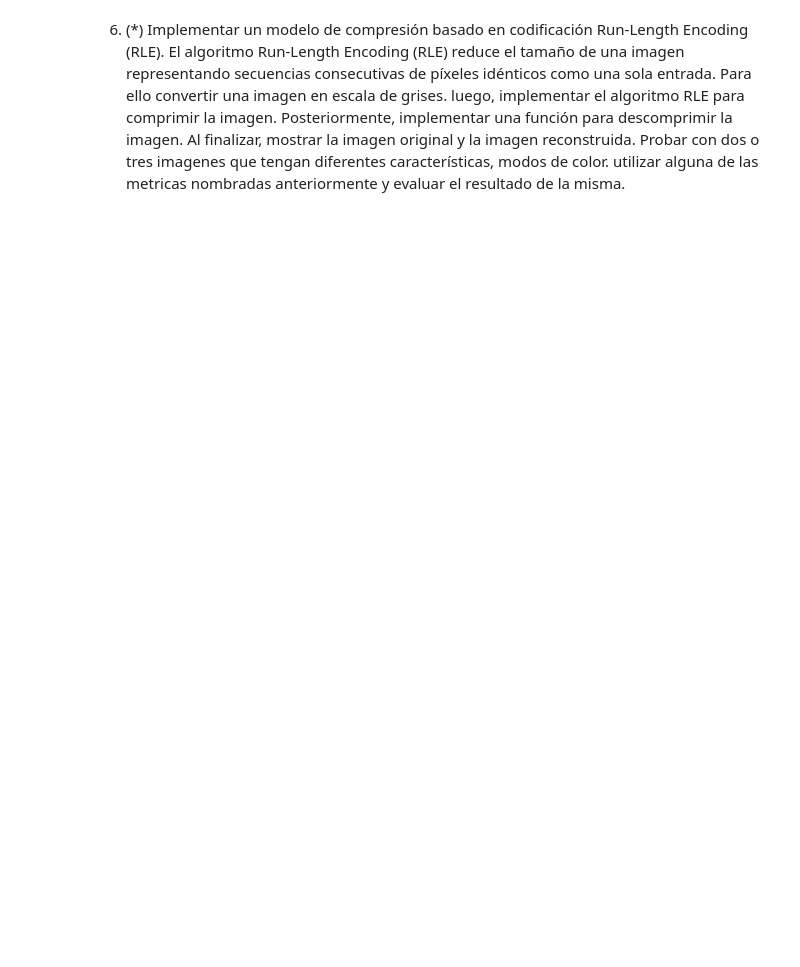
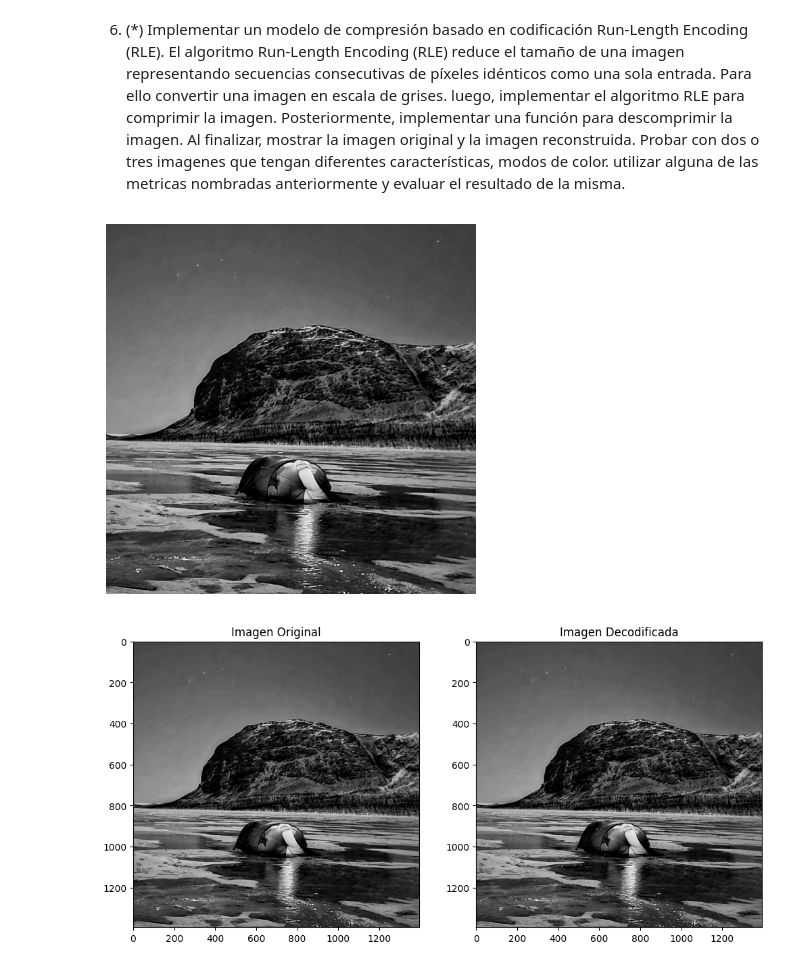
Before and after one commit to Yeu07/Image-Processing, a Jupyter notebook: TP1/TP1.ipynb, the cells around one changed output. Cells and saved outputs as stored; diff of their text form; code cells hidden in the pictures; blank space fills up the shorter version.

```diff
--- a/TP1/TP1.ipynb
+++ b/TP1/TP1.ipynb
@@ -236,0 +376,53 @@ utilizar alguna de las metricas nombradas anteriormente y evaluar el resultado d
+# %%
+
+def run_length_encode_image(image):
+    flat_image = image.flatten()
+    encoded = run_length_encode(flat_image)
+    return encoded
+
+
+def run_length_decode_image(encoded_sequence, shape):
+    decoded_values = run_length_decode(encoded_sequence)
+    decoded_image = np.array(decoded_values, dtype=np.uint8)
+    decoded_image = decoded_image.reshape(shape)
+    return decoded_image
+
+
+sequence = np.array([[255, 0, 1, 0, 1, 0, 2, 1, 0], [1, 0, 1, 0, 1, 1, 0, 0, 0]])
+assert np.array_equal(sequence, run_length_decode_image(run_length_encode_image(sequence), sequence.shape))
+# %%
+image_path = '../Images/tp2/ej6/base.jpg'
+image = Image.open(image_path)
+image = image.convert("L")  # Convertir a escala de grises
+
+# Mostrar la imagen convertida
+plt.imshow(image, cmap='gray')
+plt.axis('off')
+plt.show()
+
+
+def show_image_comparison(original,decoded):
+    plt.figure(figsize=(12, 6))
+    plt.subplot(1, 2, 1)
+    plt.imshow(original, cmap='gray')
+    plt.title("Imagen Original")
+    plt.subplot(1, 2, 2)
+    plt.imshow(decoded, cmap='gray')
+    plt.title("Imagen Decodificada")
+    plt.show()
+
+def encode_decode_image(image_path):
+    image = Image.open(image_path)
+    image = image.convert("L")  # Convertir a escala de grises
+    original_shape = image.size
+    encoded_image = run_length_encode_image(np.array(image))
+    decoded_image = run_length_decode_image(encoded_image, (original_shape[1], original_shape[0]))
+    show_image_comparison(np.array(image), decoded_image)
+
+    original_image = np.array(image)
+    return original_image,encoded_image
+
+original, encoded_image = encode_decode_image(image_path)
+# %% [output]
+[figure, added]
+[figure, added]
```
Also changed, not shown: parts of 16 cells of this notebook, 30 other files.
